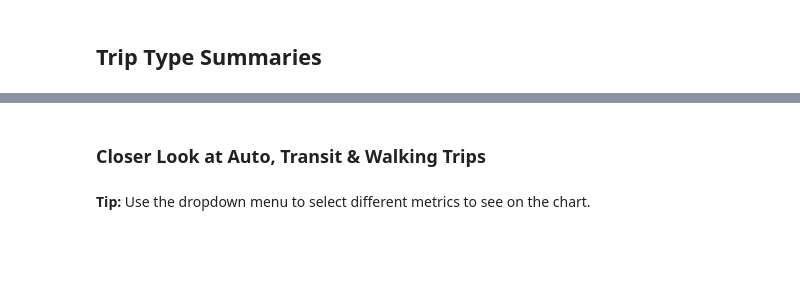
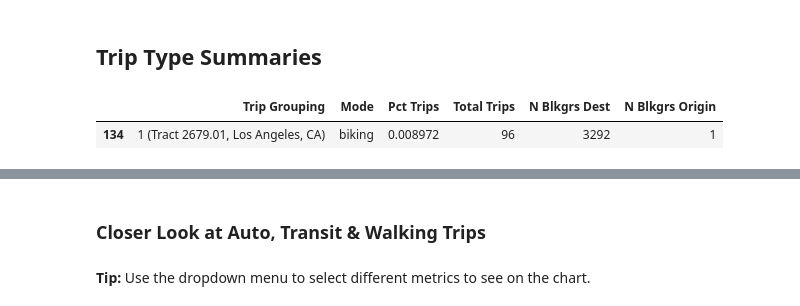
Before and after one commit to cal-itp/big-data-geoanalytics, a Jupyter notebook: replica/StatewideTravelMarkets/big_data_od_analysis.ipynb, the cells around one changed output, grey strips where cells are left out. Cells and saved outputs as stored; diff of their text form; code cells hidden in the pictures; blank space fills up the shorter version.

```diff
--- a/replica/StatewideTravelMarkets/big_data_od_analysis.ipynb
+++ b/replica/StatewideTravelMarkets/big_data_od_analysis.ipynb
@@ -37,9 +37,9 @@ display(HTML("This analysis uses Replica Data to identify the top trip start poi
 # %% [output]
 This analysis uses Replica Data to identify the top trip start points within a Regional Transportation Planning Agency (RTPA) asnd determine what types of trips are occuring when and where.
 # %%
-shape_data_name = "origins/replica-stm_origin_la_980035-03_06_26-origin_layer.zip"
+shape_data_name = "origins/replica-stm_origin_la-03_06_26-origin_layer.zip"
 
-origins_name = "replica-stm_origin_la_980035-03_06_26-trips_dataset.zip"
+origins_name = "replica-stm_origin_la-03_06_26-trips_dataset.zip"
 # %%
 origins = _replica_utils.read_in_and_prep_replica_data_w_shp(origins_name, shape_data_name, file_type="")
 # %%
@@ -85 +57,3 @@ unique_trips = unique_trips.reset_index(name='Unique_Count')
+# %%
+origin_tracts_list = origins.origin_bgrp_2020.unique().tolist()
 # %%
@@ -118,3 +85,20 @@ Trip Type Summaries
+# %%
+list_of_dfs = []
+
+
+for origin in origin_tracts_list:
+    origins_subset = origins[origins["origin_bgrp_2020"] == origin]
+
+    modes_breakdown_subset = _replica_utils.get_mode_split(origins_subset, "origin_bgrp_2020")
+
+    list_of_dfs.append(modes_breakdown_subset)
+
+modes_breakdown = pd.concat(list_of_dfs, ignore_index=True)
 # %%
-# modes_breakdown.columns = [col.replace('_', ' ').title() for col in modes_breakdown.columns]
+modes_breakdown.columns = [col.replace('_', ' ').title() for col in modes_breakdown.columns]
+# %%
+modes_breakdown.sample()
+# %% [output]
+|  | Trip Grouping | Mode | Pct Trips | Total Trips | N Blkgrs Dest | N Blkgrs Origin |
+| 134 | 1 (Tract 2679.01, Los Angeles, CA) | biking | 0.008972 | 96 | 3292 | 1 |
 # %%
```
Also changed, not shown: parts of 29 cells of this notebook, 1 other file.
